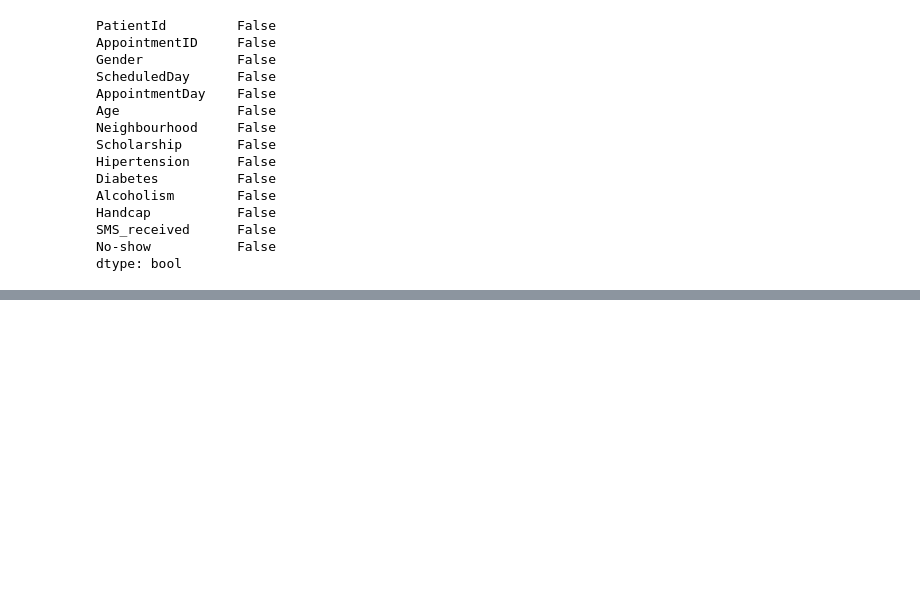
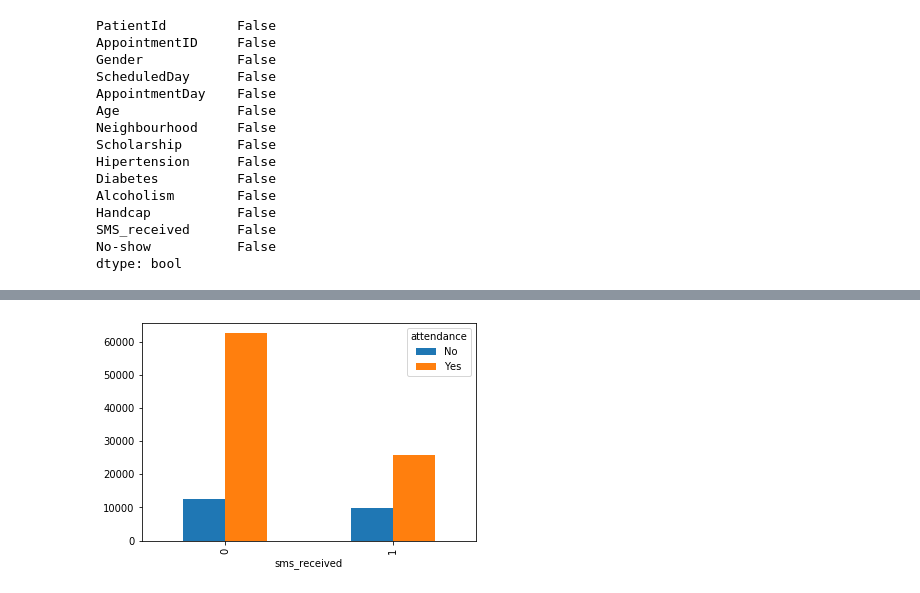
Before and after one commit to ArgySL/Investigating-Appointment-Attendance---Healthcare, a Jupyter notebook: investigate-a-dataset.ipynb, the cells around one changed output, grey strips where cells are left out. Saved outputs shown, nothing was run; the diff lists cells and outputs as text; code cells hidden in the pictures; blank space fills up the shorter version.

```diff
--- a/investigate-a-dataset.ipynb
+++ b/investigate-a-dataset.ipynb
@@ -290,0 +188,3 @@ A very important factor that imposes a limitation to the research is the lack of
+# %%
+# Removing the e
+dfs['appointment_time'] = dfs['appointment_time'].map(lambda x: x.rstrip('Z'))
@@ -290,0 +200,9 @@ A very important factor that imposes a limitation to the research is the lack of
+# %%
+# After the columns including the date and time of each appointment on the temporary dataframe are cleaned,
+# they get concatenated along with the original dataframe to create a new dataframe with the renewed columns
+cleandf = pd.concat([df,dfs], axis=1, ignore_index=False)
+# %%
+cleandf.drop(['scheduled_day','appointment_day'], axis=1, inplace = True)
+# %%
+cleandf = cleandf[['patiend_id','appointment_id','gender','appointment_date','appointment_time','age',
+               'neighborhood','scholarship','hypertension','diabetes','alcoholism','handicap','sms_received','attendance']]
@@ -290,0 +269,6 @@ A very important factor that imposes a limitation to the research is the lack of
+# %%
+#dfsms = cleandf.query('sms_received == "1"')
+#dfnosms = cleandf.query('sms_received == "0"')
+cleandf.groupby(['sms_received','attendance']).size().unstack().plot(kind='bar');
+# %% [output]
+[figure, added]
```
Also changed, not shown: parts of 61 cells of this notebook.
